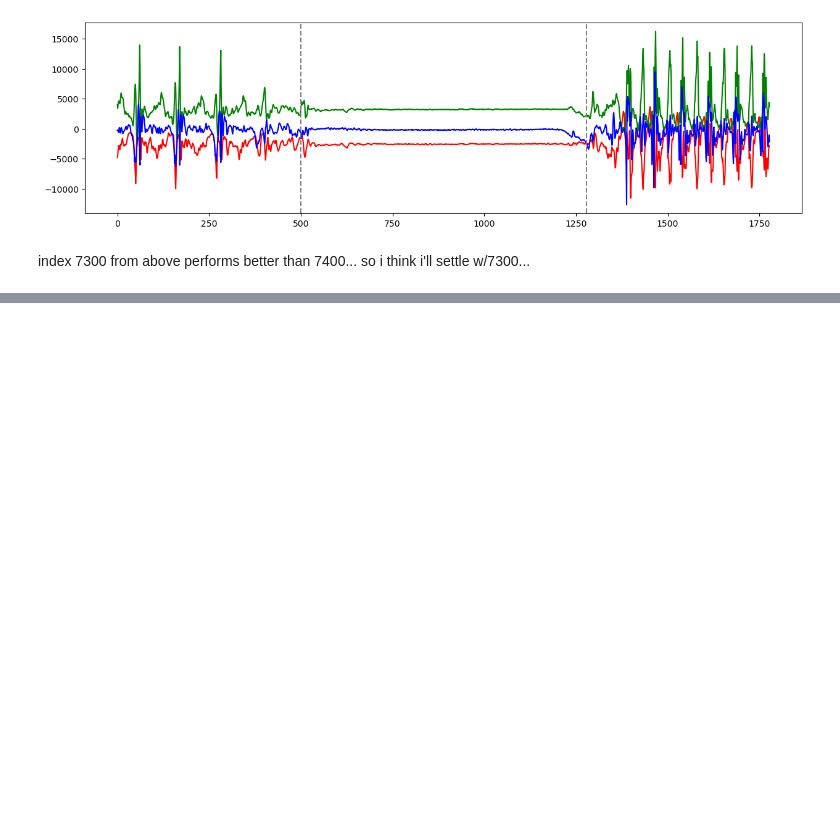
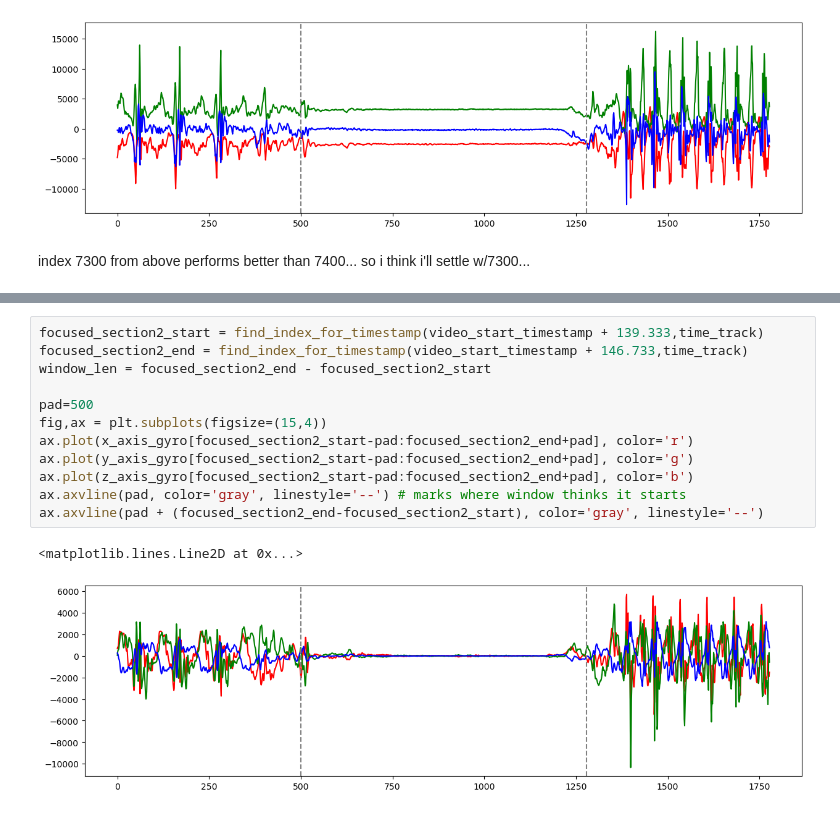
Before and after one commit to AKuinkel/cosc102-at3, a Jupyter notebook: ml_approaches_for_activity_classification.ipynb, the cells around one changed output, grey strips where cells are left out. Cells and saved outputs as stored; diff of their text form; blank space fills up the shorter version.

```diff
--- a/ml_approaches_for_activity_classification.ipynb
+++ b/ml_approaches_for_activity_classification.ipynb
@@ -186,0 +190,15 @@ index 7300 from above performs better than 7400... so i think i'll settle w/7300
+# %%
+focused_section2_start = find_index_for_timestamp(video_start_timestamp + 139.333,time_track)
+focused_section2_end = find_index_for_timestamp(video_start_timestamp + 146.733,time_track)
+window_len = focused_section2_end - focused_section2_start
+
+pad=500
+fig,ax = plt.subplots(figsize=(15,4))
+ax.plot(x_axis_gyro[focused_section2_start-pad:focused_section2_end+pad], color='r')
+ax.plot(y_axis_gyro[focused_section2_start-pad:focused_section2_end+pad], color='g')
+ax.plot(z_axis_gyro[focused_section2_start-pad:focused_section2_end+pad], color='b')
+ax.axvline(pad, color='gray', linestyle='--') # marks where window thinks it starts
+ax.axvline(pad + (focused_section2_end-focused_section2_start), color='gray', linestyle='--')
+# %% [output]
+<matplotlib.lines.Line2D at 0x...>
+[figure, added]
```
Also changed, not shown: parts of 4 cells of this notebook.
